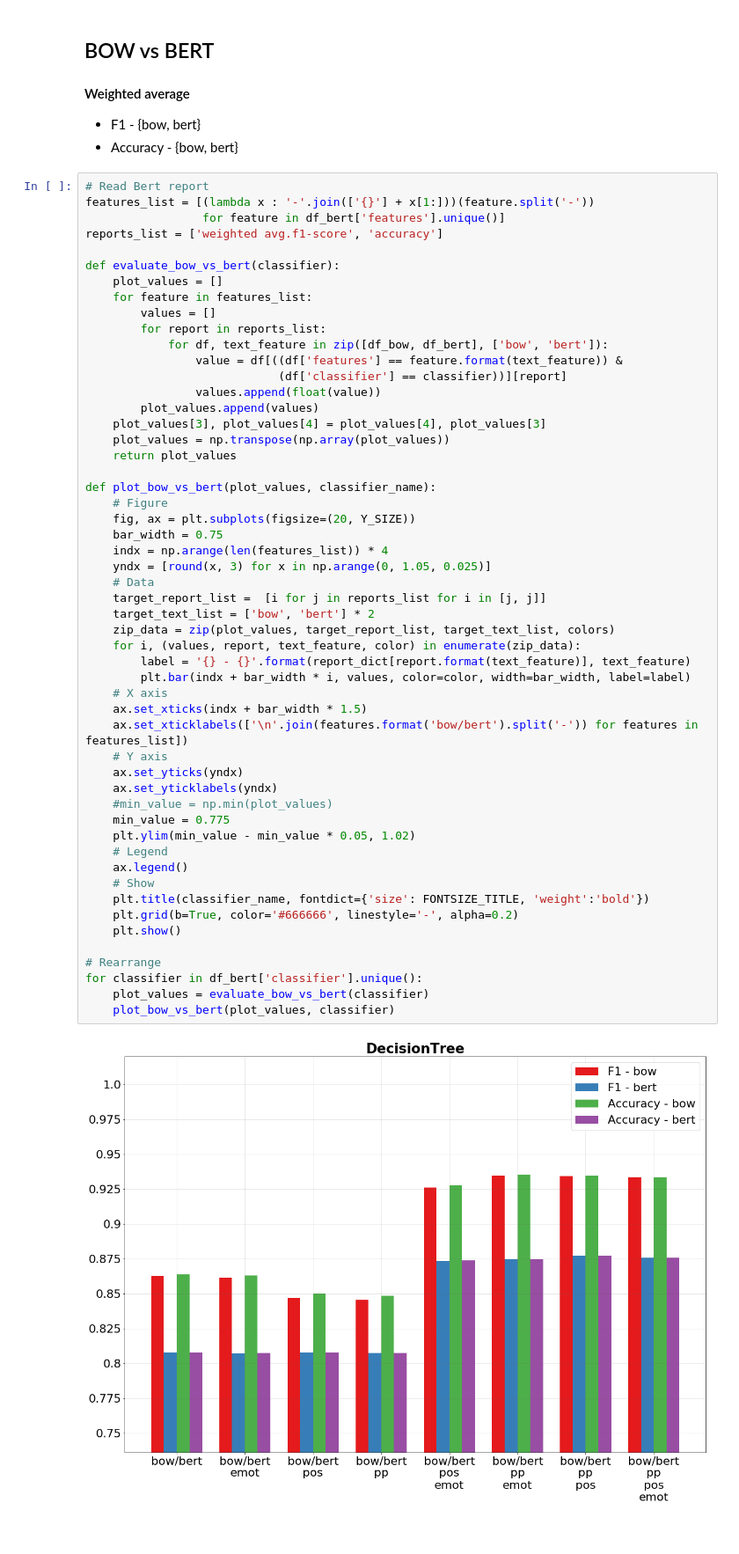
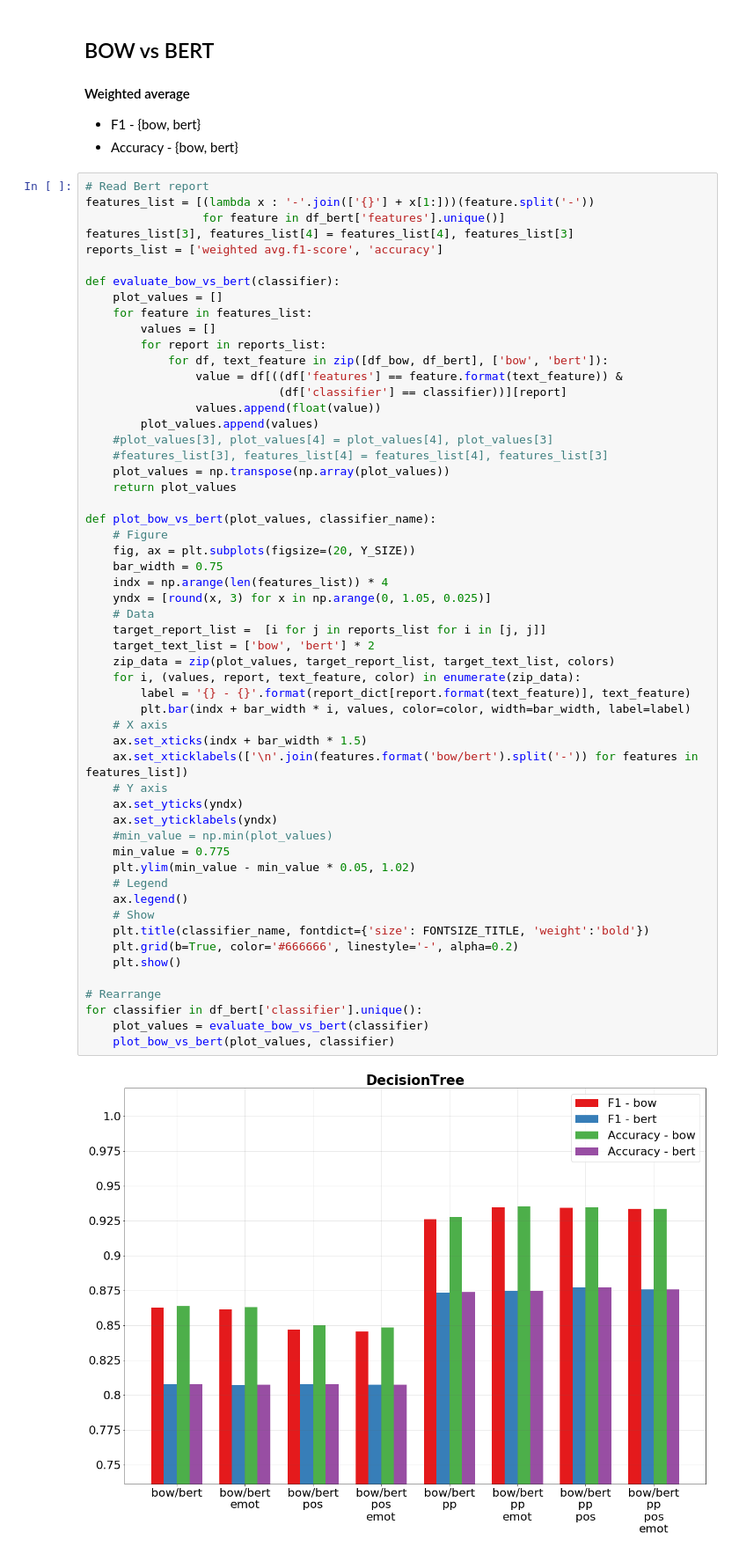
Before and after one commit to gianlucagiudice/irony-detection, a Jupyter notebook: notebooks/report_analysis.ipynb, the cells around one changed output. Shown at 88% size. Cells and saved outputs as stored; diff of their text form.

```diff
--- a/notebooks/report_analysis.ipynb
+++ b/notebooks/report_analysis.ipynb
@@ -323,6 +323,7 @@ df_bert.head()
 # Read Bert report
 features_list = [(lambda x : '-'.join(['{}'] + x[1:]))(feature.split('-'))
 				 for feature in df_bert['features'].unique()]
+features_list[3], features_list[4] = features_list[4], features_list[3]
 reports_list = ['weighted avg.f1-score', 'accuracy']
 
 def evaluate_bow_vs_bert(classifier):
@@ -335,7 +336,8 @@ def evaluate_bow_vs_bert(classifier):
 							(df['classifier'] == classifier))][report]
 				values.append(float(value))
 		plot_values.append(values)
-	plot_values[3], plot_values[4] = plot_values[4], plot_values[3]
+	#plot_values[3], plot_values[4] = plot_values[4], plot_values[3]
+	#features_list[3], features_list[4] = features_list[4], features_list[3]
 	plot_values = np.transpose(np.array(plot_values))
 	return plot_values
 
@@ -346,31 +348,31 @@ def plot_bow_vs_bert(plot_values, classifier_name):
 	indx = np.arange(len(features_list)) * 4
 	yndx = [round(x, 3) for x in np.arange(0, 1.05, 0.025)]
 	# Data
 	target_report_list =  [i for j in reports_list for i in [j, j]]
 	target_text_list = ['bow', 'bert'] * 2
 	zip_data = zip(plot_values, target_report_list, target_text_list, colors)
 	for i, (values, report, text_feature, color) in enumerate(zip_data):
 		label = '{} - {}'.format(report_dict[report.format(text_feature)], text_feature)
 		plt.bar(indx + bar_width * i, values, color=color, width=bar_width, label=label)
 	# X axis
 	ax.set_xticks(indx + bar_width * 1.5)
 	ax.set_xticklabels(['\n'.join(features.format('bow/bert').split('-')) for features in features_list])
 	# Y axis
 	ax.set_yticks(yndx)
 	ax.set_yticklabels(yndx)
 	#min_value = np.min(plot_values)
 	min_value = 0.775
 	plt.ylim(min_value - min_value * 0.05, 1.02)
 	# Legend
 	ax.legend()
 	# Show
 	plt.title(classifier_name, fontdict={'size': FONTSIZE_TITLE, 'weight':'bold'})
 	plt.grid(b=True, color='#666666', linestyle='-', alpha=0.2)
 	plt.show()
 
 # Rearrange
 for classifier in df_bert['classifier'].unique():
 	plot_values = evaluate_bow_vs_bert(classifier)
 	plot_bow_vs_bert(plot_values, classifier)
 # %% [output]
-[figure, old version]
+[figure, new version]
```
Also changed, not shown: parts of 1 cell of this notebook, 1 other file.
